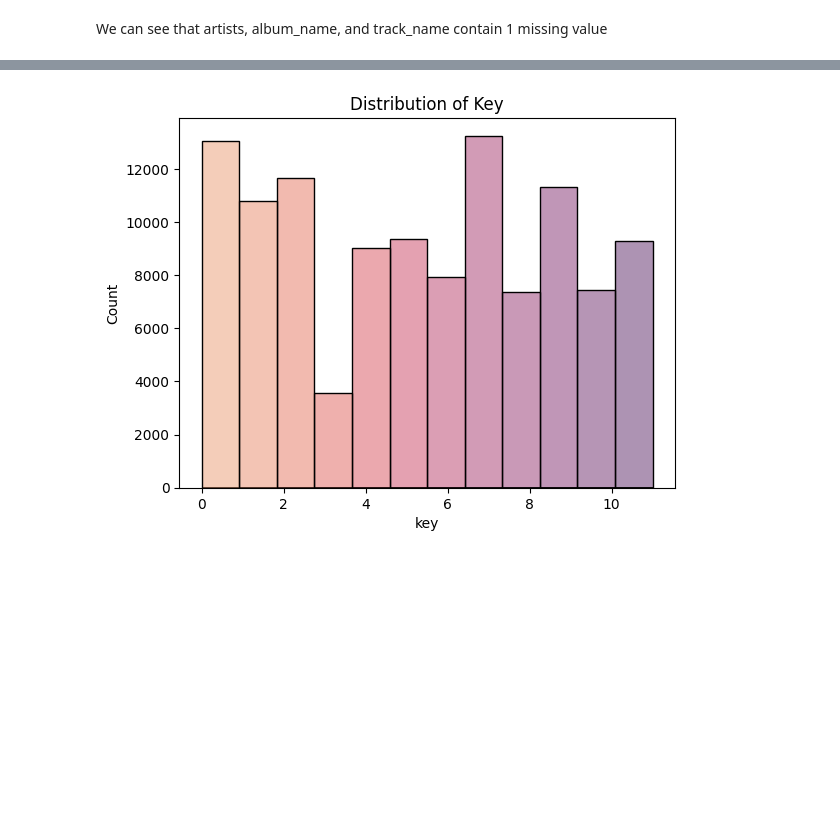
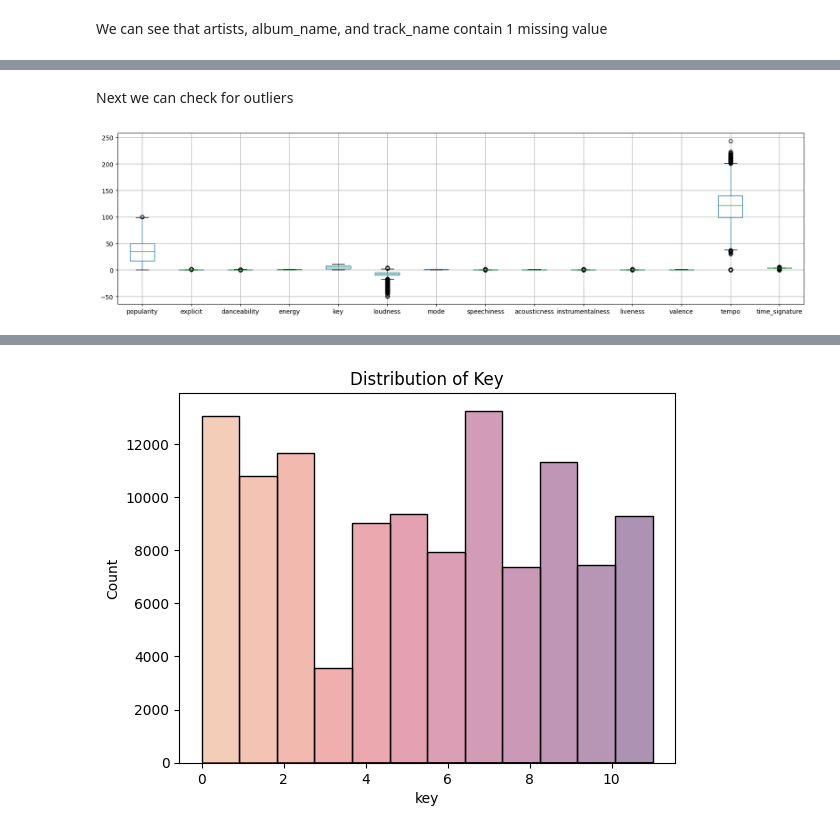
Before and after one commit to Bourkupine/cs4168-Project, a Jupyter notebook: EDA.ipynb, the cells around one changed output, grey strips where cells are left out. Saved outputs shown, nothing was run; the diff lists cells and outputs as text; code cells hidden in the pictures; blank space fills up the shorter version.

```diff
--- a/EDA.ipynb
+++ b/EDA.ipynb
@@ -67,0 +82,8 @@ df.describe()
+# %% [markdown]
+Next we can check for outliers
+# %%
+
+df.drop(columns='duration_ms').boxplot(figsize=(20, 5))
+plt.show()
+# %% [output]
+[figure, added]
```
Also changed, not shown: parts of 8 cells of this notebook, 1 other file.
